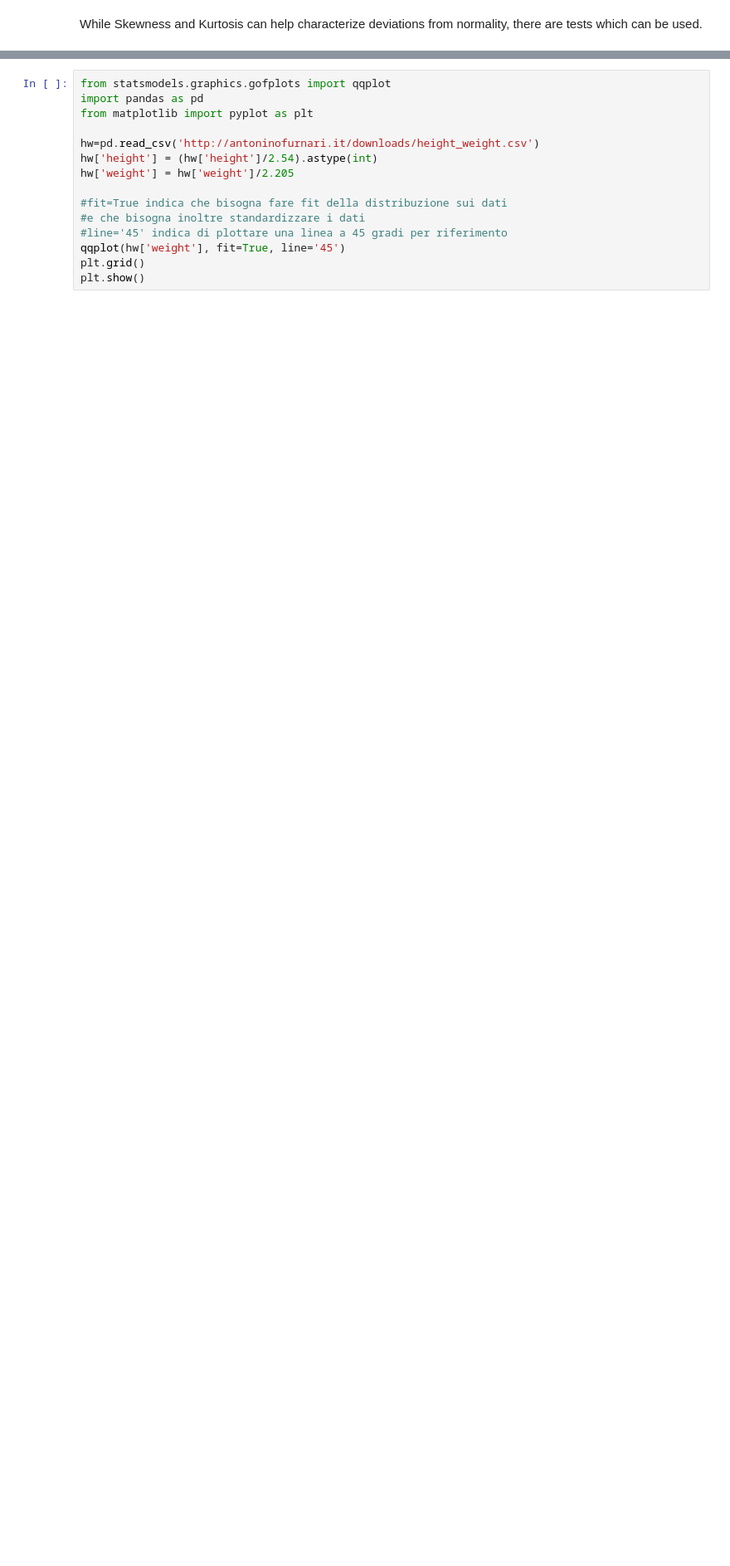
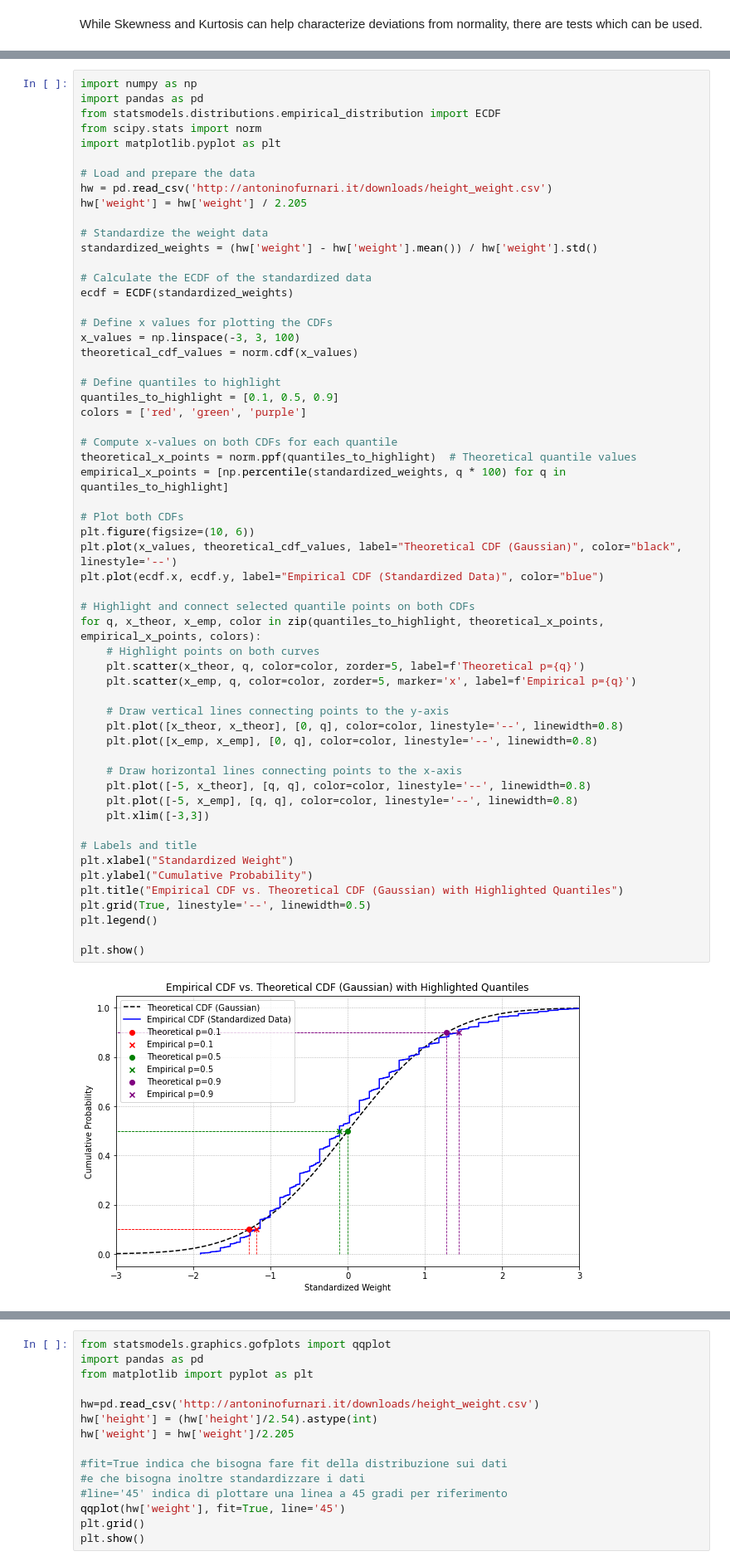
Before and after one commit to antoninofurnari/fadlecturenotes2425, a Jupyter notebook: _sources/lectures/10_statistical_inference.ipynb, the cells around one changed output, grey strips where cells are left out. Shown at 83% size. Cells and saved outputs as stored; diff of their text form; blank space fills up the shorter version.

```diff
--- a/_sources/lectures/10_statistical_inference.ipynb
+++ b/_sources/lectures/10_statistical_inference.ipynb
@@ -1209,0 +1213,59 @@ While Skewness and Kurtosis can help characterize deviations from normality, the
+# %%
+import numpy as np
+import pandas as pd
+from statsmodels.distributions.empirical_distribution import ECDF
+from scipy.stats import norm
+import matplotlib.pyplot as plt
+
+# Load and prepare the data
+hw = pd.read_csv('http://antoninofurnari.it/downloads/height_weight.csv')
+hw['weight'] = hw['weight'] / 2.205
+
+# Standardize the weight data
+standardized_weights = (hw['weight'] - hw['weight'].mean()) / hw['weight'].std()
+
+# Calculate the ECDF of the standardized data
+ecdf = ECDF(standardized_weights)
+
+# Define x values for plotting the CDFs
+x_values = np.linspace(-3, 3, 100)
+theoretical_cdf_values = norm.cdf(x_values)
+
+# Define quantiles to highlight
+quantiles_to_highlight = [0.1, 0.5, 0.9]
+colors = ['red', 'green', 'purple']
+
+# Compute x-values on both CDFs for each quantile
+theoretical_x_points = norm.ppf(quantiles_to_highlight)  # Theoretical quantile values
+empirical_x_points = [np.percentile(standardized_weights, q * 100) for q in quantiles_to_highlight]
+
+# Plot both CDFs
+plt.figure(figsize=(10, 6))
+plt.plot(x_values, theoretical_cdf_values, label="Theoretical CDF (Gaussian)", color="black", linestyle='--')
+plt.plot(ecdf.x, ecdf.y, label="Empirical CDF (Standardized Data)", color="blue")
+
+# Highlight and connect selected quantile points on both CDFs
+for q, x_theor, x_emp, color in zip(quantiles_to_highlight, theoretical_x_points, empirical_x_points, colors):
+    # Highlight points on both curves
+    plt.scatter(x_theor, q, color=color, zorder=5, label=f'Theoretical p={q}')
+    plt.scatter(x_emp, q, color=color, zorder=5, marker='x', label=f'Empirical p={q}')
+
+    # Draw vertical lines connecting points to the y-axis
+    plt.plot([x_theor, x_theor], [0, q], color=color, linestyle='--', linewidth=0.8)
+    plt.plot([x_emp, x_emp], [0, q], color=color, linestyle='--', linewidth=0.8)
+
+    # Draw horizontal lines connecting points to the x-axis
+    plt.plot([-5, x_theor], [q, q], color=color, linestyle='--', linewidth=0.8)
+    plt.plot([-5, x_emp], [q, q], color=color, linestyle='--', linewidth=0.8)
+    plt.xlim([-3,3])
+
+# Labels and title
+plt.xlabel("Standardized Weight")
+plt.ylabel("Cumulative Probability")
+plt.title("Empirical CDF vs. Theoretical CDF (Gaussian) with Highlighted Quantiles")
+plt.grid(True, linestyle='--', linewidth=0.5)
+plt.legend()
+
+plt.show()
+# %% [output]
+[figure, added]
```
Also changed, not shown: parts of 7 cells of this notebook, 6 other files.
